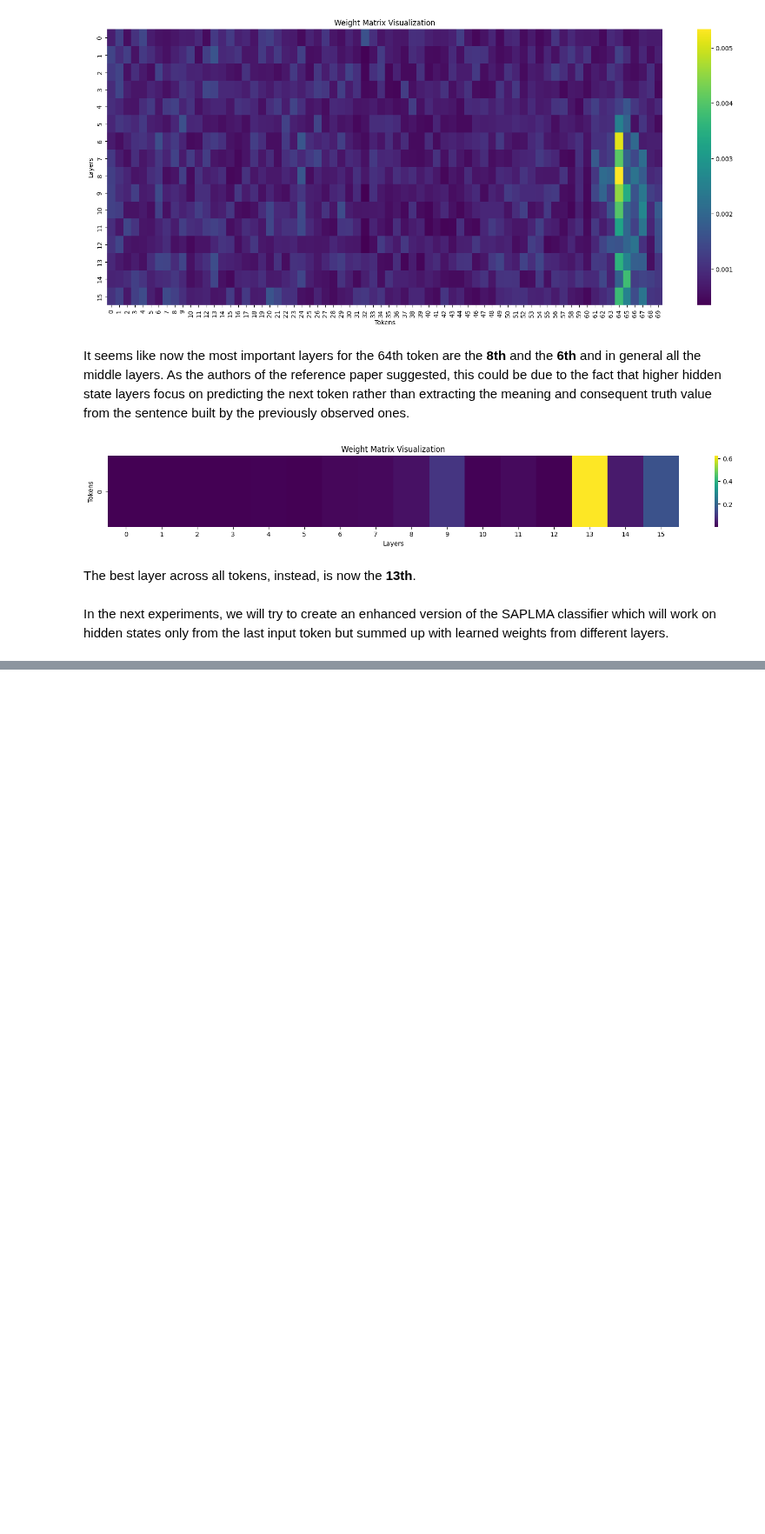
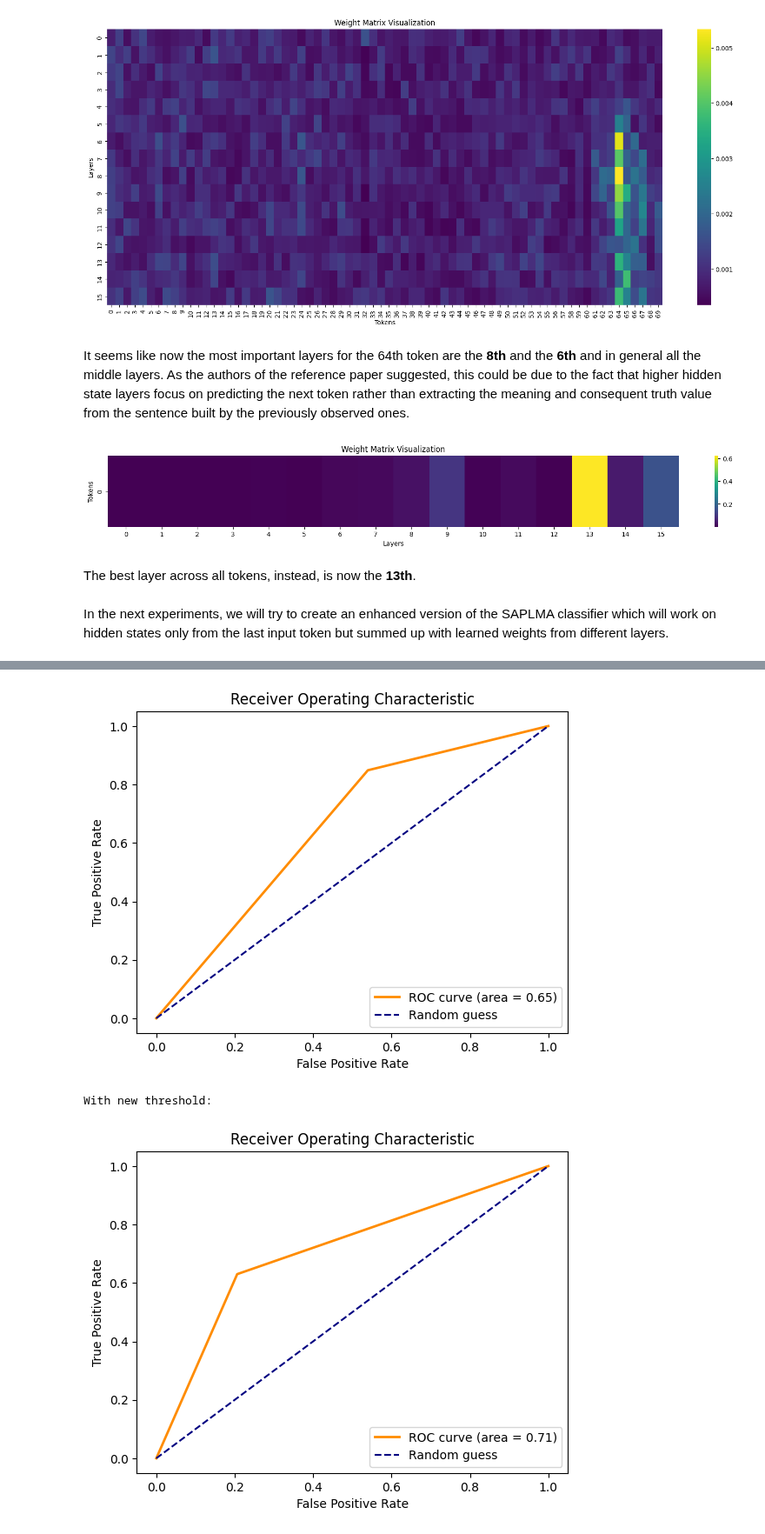
Before and after one commit to simonesestito/AML-project, a Jupyter notebook: 4_weight_token_layers.ipynb, the cells around one changed output, grey strips where cells are left out. Shown at 87% size. Cells and saved outputs as stored; diff of their text form; code cells hidden in the pictures; blank space fills up the shorter version.

```diff
--- a/4_weight_token_layers.ipynb
+++ b/4_weight_token_layers.ipynb
@@ -386,0 +510,8 @@ In the next experiments, we will try to create an enhanced version of the SAPLMA
+# %%
+evaluator.plot_roc_curve()
+print("\n\nWith new threshold: ")
+evaluator.plot_roc_curve(threshold=0.9)
+# %% [output]
+[figure, added]
+With new threshold:
+[figure, added]
```
Also changed, not shown: parts of 18 cells of this notebook.
